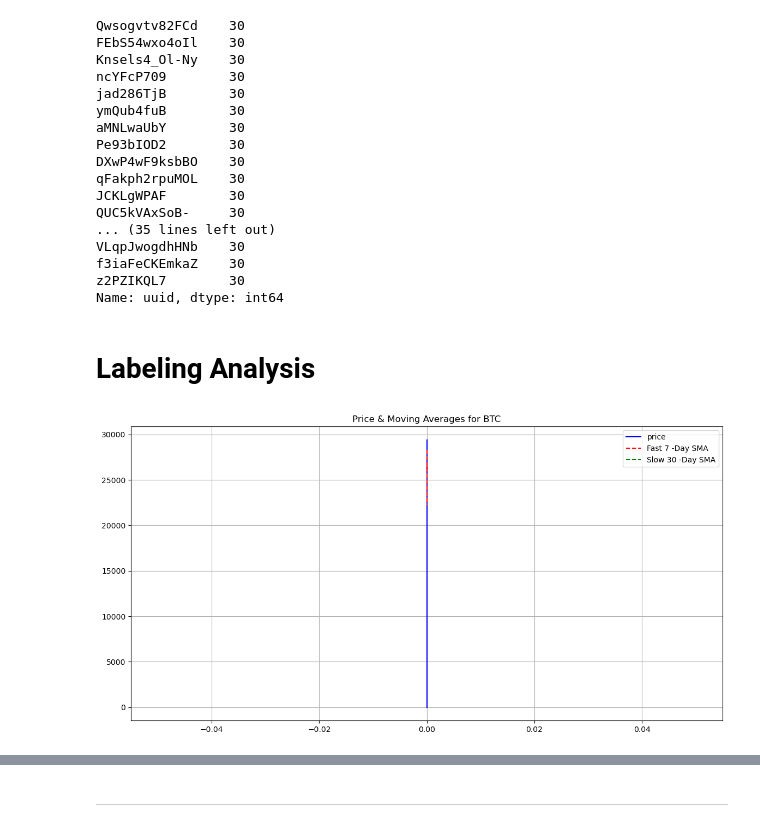
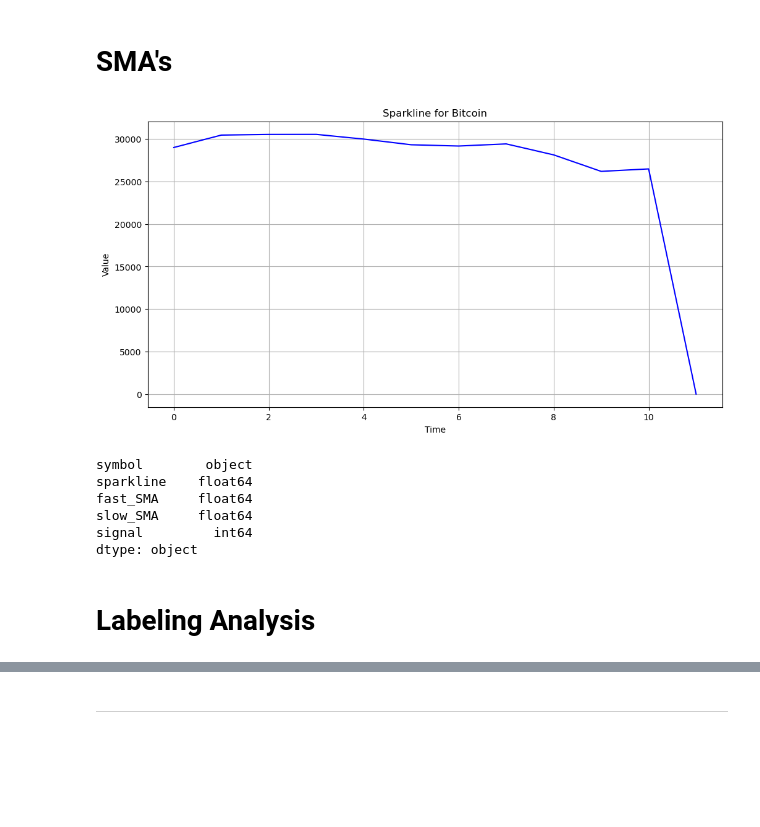
Before and after one commit to bauzaj/CryptoCoins, a Jupyter notebook: Crypto_Clustering1.ipynb, the cells around one changed output, grey strips where cells are left out. Drawn from its saved outputs; the diff is of its cells as text; code cells hidden in the pictures; blank space fills up the shorter version.

```diff
--- a/Crypto_Clustering1.ipynb
+++ b/Crypto_Clustering1.ipynb
@@ -191,21 +127,0 @@ df_expanded.head(25)
-# %%
-# print(df_expanded[['symbol', 'sparkline']].head(70))
-print(df_expanded['uuid'].value_counts())
-# %% [output]
-Qwsogvtv82FCd    30
-FEbS54wxo4oIl    30
-Knsels4_Ol-Ny    30
-ncYFcP709        30
-jad286TjB        30
-ymQub4fuB        30
-aMNLwaUbY        30
-Pe93bIOD2        30
-DXwP4wF9ksbBO    30
-qFakph2rpuMOL    30
-JCKLgWPAF        30
-QUC5kVAxSoB-     30
-... (35 lines left out)
-VLqpJwogdhHNb    30
-f3iaFeCKEmkaZ    30
-z2PZIKQL7        30
-Name: uuid, dtype: int64
@@ -211,0 +132,21 @@ Name: uuid, dtype: int64
+# %% [markdown]
+# SMA's
+# %%
+df_sparklines = df_3m_cleaned[['symbol', 'sparkline']]
+
+df_sparklines_explode = df_sparklines.explode('sparkline').reset_index(drop=True)
+
+df_sparklines_explode.fillna(0)
+df_sparklines_explode['sparkline'] = df_sparklines_explode['sparkline'].astype(float)
+
+coin_data = df_sparklines_explode[df_sparklines_explode['symbol'] == 'BTC']  # For Bitcoin, for example
+
+plt.figure(figsize=(12, 6))
+plt.plot(coin_data['sparkline'], color='blue')
+plt.title('Sparkline for Bitcoin')
+plt.xlabel('Time')
+plt.ylabel('Value')
+plt.grid(True)
+plt.show()
+# %% [output]
+[figure, added]
@@ -212,16 +161,15 @@ Name: uuid, dtype: int64
+# %%
+# Create a column for the signal (1 for buy, -1 for sell, 0 for hold)
+df_sparklines_explode['signal'] = 0 #default to hold
+df_sparklines_explode.loc[df_sparklines_explode['fast_SMA'] > df_sparklines_explode['slow_SMA'], 'signal'] = 1
+df_sparklines_explode.loc[df_sparklines_explode['fast_SMA'] < df_sparklines_explode['slow_SMA'], 'signal'] = -1
+df_sparklines_explode.dtypes
+# %% [output]
+symbol        object
+sparkline    float64
+fast_SMA     float64
+slow_SMA     float64
+signal         int64
+dtype: object
 # %% [markdown]
 # Labeling Analysis
-# %%
-coin = 'BTC'
-coin_data = df_expanded[df_expanded['symbol']== coin] #Replace BTC with any coin symbol
-
-plt.figure(figsize=(14,7))
-plt.plot(coin_data['sparkline'], label = 'price', color='blue')
-plt.plot(coin_data['fast_SMA'], label = f'Fast {fast_window} -Day SMA', color='red', linestyle='--')
-plt.plot(coin_data['slow_SMA'], label = f'Slow {slow_window} -Day SMA', color='green', linestyle='--')
-plt.title(f'Price & Moving Averages for {coin}')
-plt.legend()
-plt.grid(True)
-plt.show()
-# %% [output]
-[figure, removed]
```
Also changed, not shown: parts of 53 cells of this notebook.
